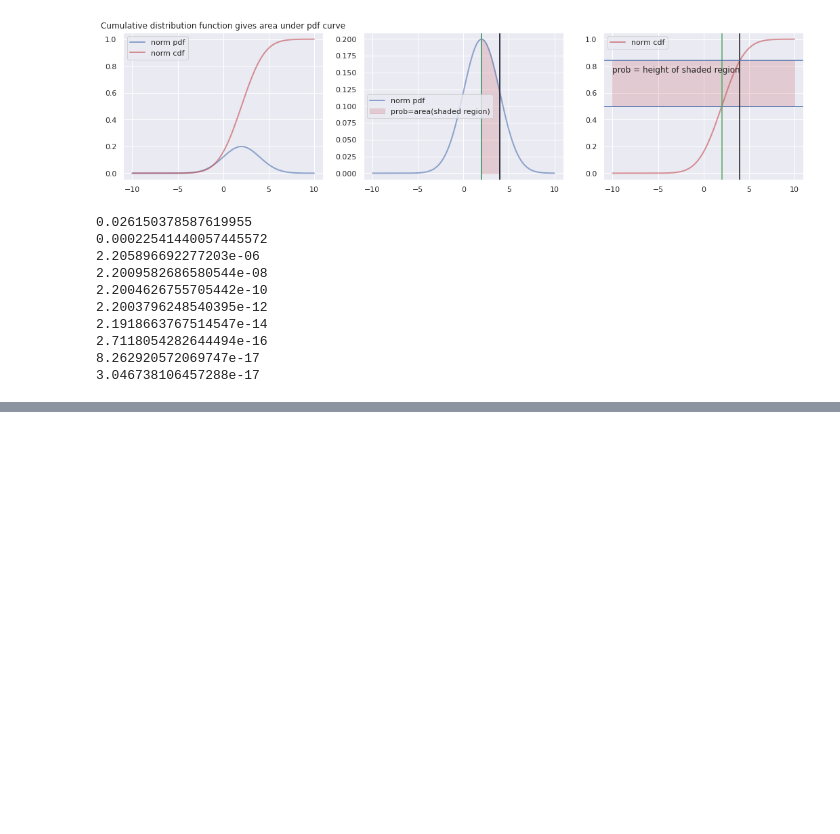
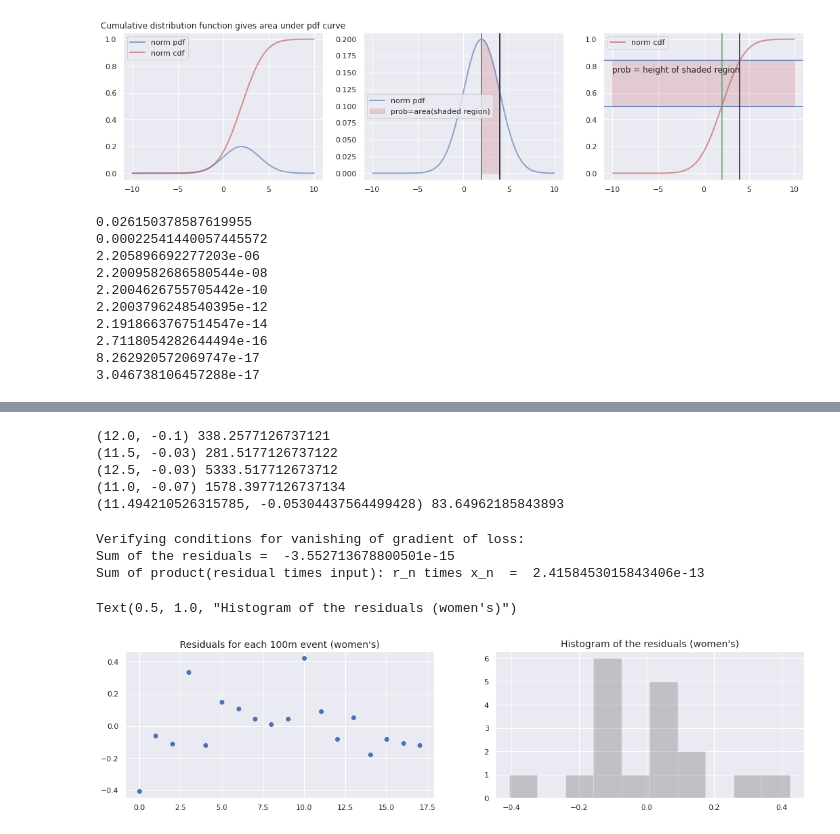
Before and after one commit to benlellouch/FoundationOfML-Labs, a Jupyter notebook: maxlikelihood_bayes.ipynb, the cells around one changed output, grey strips where cells are left out. Saved outputs shown, nothing was run; the diff lists cells and outputs as text; code cells hidden in the pictures; blank space fills up the shorter version.

```diff
--- a/maxlikelihood_bayes.ipynb
+++ b/maxlikelihood_bayes.ipynb
@@ -98,0 +189,32 @@ for delta_x in delta_xs:
+# %%
+w0best, w1best = linear_fit(odate_f, otime_f) # linear regression fit
+w_trial = np.array([[12.0, -.1], [11.5, -.03], [12.5, -.03], [11.0,-.07],  [w0best, w1best]])
+for w0, w1 in w_trial:
+    nll = negloglik_normal(odate_f, otime_f, w0, w1, .05)
+    print((w0,w1), nll)
+# %% [output]
+(12.0, -0.1) 338.2577126737121
+(11.5, -0.03) 281.5177126737122
+(12.5, -0.03) 5333.517712673712
+(11.0, -0.07) 1578.3977126737134
+(11.494210526315785, -0.05304437564499428) 83.64962185843893
+# %%
+residuals_f = learnt_fn(odate_f, odate_f, otime_f)-otime_f
+residuals_m = learnt_fn(odate_m, odate_m, otime_m)-otime_m
+
+
+print("Verifying conditions for vanishing of gradient of loss:\nSum of the residuals = ", residuals_f.sum())
+print("Sum of product(residual times input): r_n times x_n  = ", odate_f.dot(residuals_f))
+# %% [output]
+Verifying conditions for vanishing of gradient of loss:
+Sum of the residuals =  -3.552713678800501e-15
+Sum of product(residual times input): r_n times x_n  =  2.4158453015843406e-13
+# %%
+fig, ax = plt.subplots(nrows=1, ncols=2, figsize=(18, 4))
+ax[0].scatter(odate_f, residuals_f)
+ax[0].set_title("Residuals for each 100m event (women's)", fontsize = 14)
+ax[1].hist(residuals_f, color='k',alpha=0.2)
+ax[1].set_title("Histogram of the residuals (women's)", fontsize = 14)
+# %% [output]
+Text(0.5, 1.0, "Histogram of the residuals (women's)")
+[figure, added]
```
Also changed, not shown: parts of 10 cells of this notebook.
